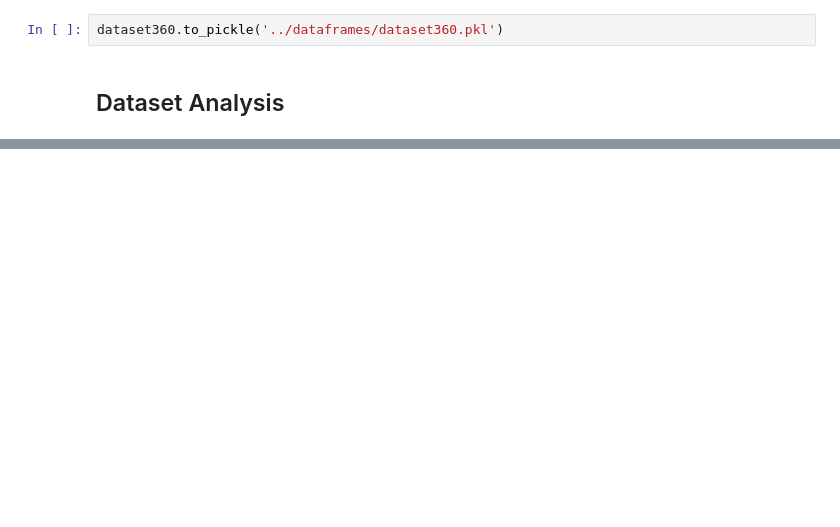
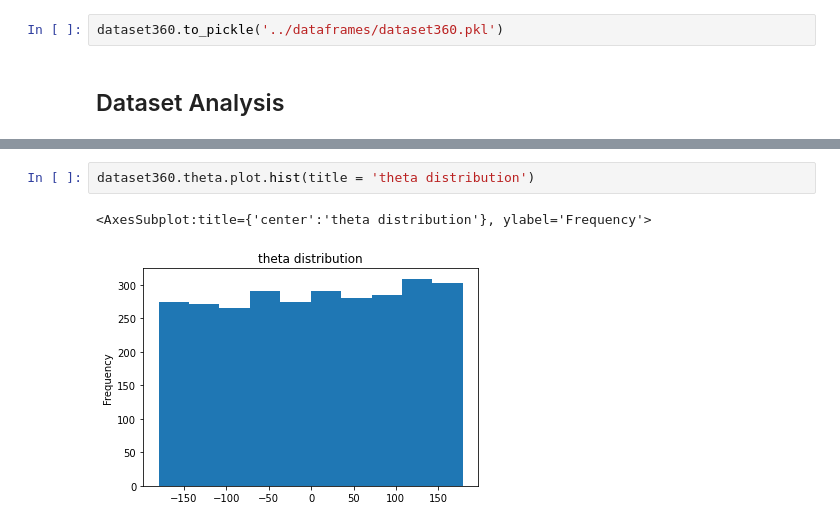
Before and after one commit to TeleMidia/faces360, a Jupyter notebook: ipynb/dataset360_analysis.ipynb, the cells around one changed output, grey strips where cells are left out. Drawn from its saved outputs; the diff is of its cells as text; blank space fills up the shorter version.

```diff
--- a/ipynb/dataset360_analysis.ipynb
+++ b/ipynb/dataset360_analysis.ipynb
@@ -58,0 +75,5 @@ dataset360.to_pickle('../dataframes/dataset360.pkl')
+# %%
+dataset360.theta.plot.hist(title = 'theta distribution')
+# %% [output]
+<AxesSubplot:title={'center':'theta distribution'}, ylabel='Frequency'>
+[figure, added]
```
Also changed, not shown: parts of 4 cells of this notebook.
